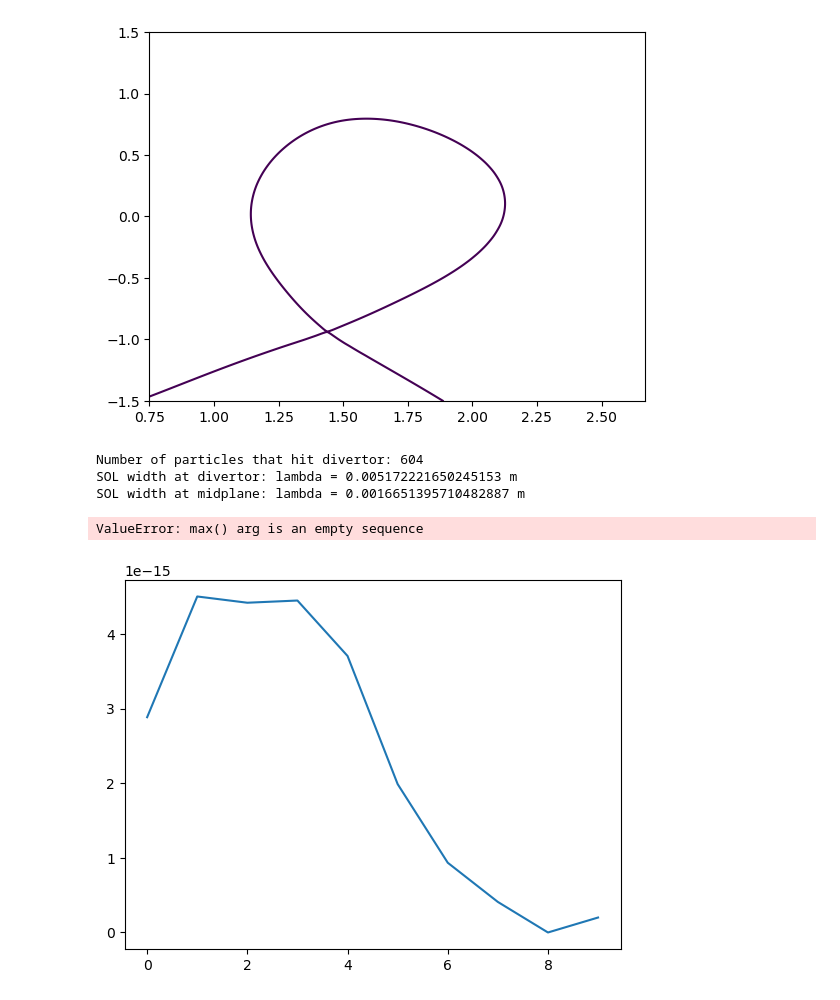
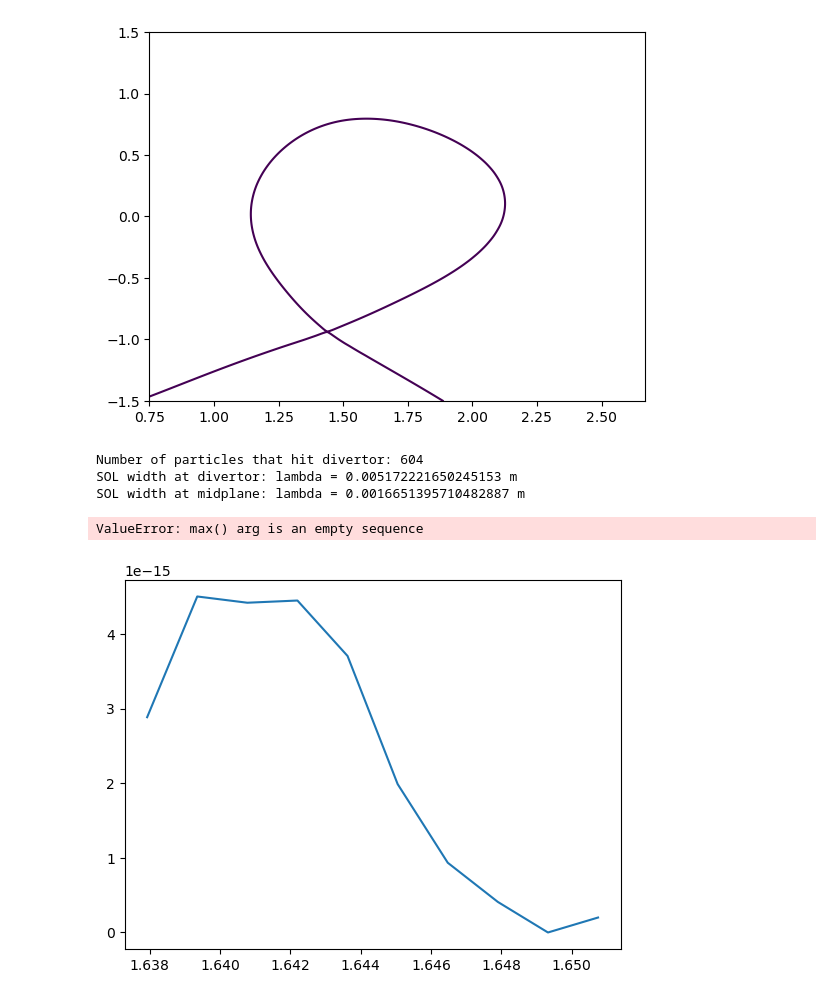
Before and after one commit to UCBoulder/GEMX, a Jupyter notebook: analysis/lambda_q.ipynb, the cells around one changed output. Saved outputs shown, nothing was run; the diff lists cells and outputs as text; code cells hidden in the pictures.

```diff
--- a/analysis/lambda_q.ipynb
+++ b/analysis/lambda_q.ipynb
@@ -165,6 +165,7 @@ for i in range (len(R)//2,len(R)):
     if (psi_p[i-1][m_idx_z]-psi_a)*(psi_p[i][m_idx_z]-psi_a)<=0:
         R_m_a=R[i-1]*(abs(psi_p[i][m_idx_z]-psi_a)+R[i]*abs(psi_p[i-1][m_idx_z]-psi_a))/abs(psi_p[i][m_idx_z]-psi_p[i-1][m_idx_z])
         gradpsim = gradpsi[i-1][m_idx_z]*(abs(psi_p[i][m_idx_z]-psi_a)+gradpsi[i][m_idx_z]*abs(psi_p[i-1][m_idx_z]-psi_a))/abs(psi_p[i][m_idx_z]-psi_p[i-1][m_idx_z])
+        idx_R_a = i
         break
 #print(R_m_a,gradpsim)
 
@@ -234,7 +235,7 @@ for particle_ID in range (0,number_of_particles-1):   ###here choose the particl
         p_psi = wx0*wz0*psi_p[i,j]+wx1*wz0*psi_p[i+1,j]+wx0*wz1*psi_p[i,j+1]+wx1*wz1*psi_p[i+1,j+1]
 #        print (f"ID={particle_ID}, psi={p_psi},x={x},R_x={R_x}")
 
-        if p_psi < psi_a and x > R_x:
+        if (p_psi - psi_a)*psi_p[idx_R_a][m_idx_z]>0 and x > R_x:
             d_psi = p_psi - psi_a
             delpsi.append(d_psi)
             R_i_div.append(x)
@@ -282,6 +283,7 @@ q_mid = []
 q_jun = []
 Rar   = []
 engs  = []
+R_beam_div = []
 Ridiv     = reorder_arrays(R_i_div, R_i_div)
 Rimid     = reorder_arrays(R_i_div,R_i_mid)
 ordenergy = reorder_arrays(R_i_div, energy)
@@ -311,10 +313,10 @@ for i in range (0,len(Ridiv)):
 #    print (j)
 
     q_div[j] = q_div[j]+ordenergy[i]/Ridiv[i]
-
+#    R_beam_div[j] = 0.5*(Rgrid_div[j]+Rgrid_div[j+1])
 ##########################################################################################################################
 #print(ordenergy)
-plt.plot (q_div)
+plt.plot (Rgrid_div-R,q_div)
 plt.show
 
 sums = defaultdict(int)
@@ -427,31 +429,31 @@ qpfit = eichfunc(s_0,*popt)
 #         qjfit = np.array(qjfit) * np.max(qpfit) / np.max(qjfit)
 #     else:
 #         print("poptj is not defined or is not an np.ndarray")
 # except NameError:
 #     # Handle NameError in case 'poptj' is not defined at all
 #     print("poptj is not defined")
 qjfit = eichfunc(s_0,*poptj)
 # qjun = np.array(qjun) * np.max(qpar)/np.max(qjun)
 
 #Plot heat flux distribution
 print(f"Number of bins: {len(s_0)}")
 plt.figure()
 # plt.plot(s_0,qpar,marker='s',color='orange',linestyle='dashed',label='CST')
 plt.plot(s_0,qjun/max(qjun),marker='o',color='orange',linestyle='dashed',label='CST')
 # plt.plot(s_0,qpfit,color = 'red',label='Eich Fit 1')
 plt.plot(s_0,qjfit/max(qjun),color='red',label='Eich Fit')
 plt.xticks(fontsize=15)
 plt.yticks(fontsize=15)
 # plt.title('Heat Flux', fontsize=15)
 plt.xlabel('$s-s_0$ [mm]', fontsize=20)
 plt.ylabel('q [A.U.]',fontsize=20)
 plt.legend()
 plt.grid()
 plt.tight_layout()
 plt.show()
 # %% [output]
 Number of particles that hit divertor: 604
 SOL width at divertor: lambda = 0.005172221650245153 m
 SOL width at midplane: lambda = 0.0016651395710482887 m
 ValueError: max() arg is an empty sequence
-[figure, old version]
+[figure, new version]
```
